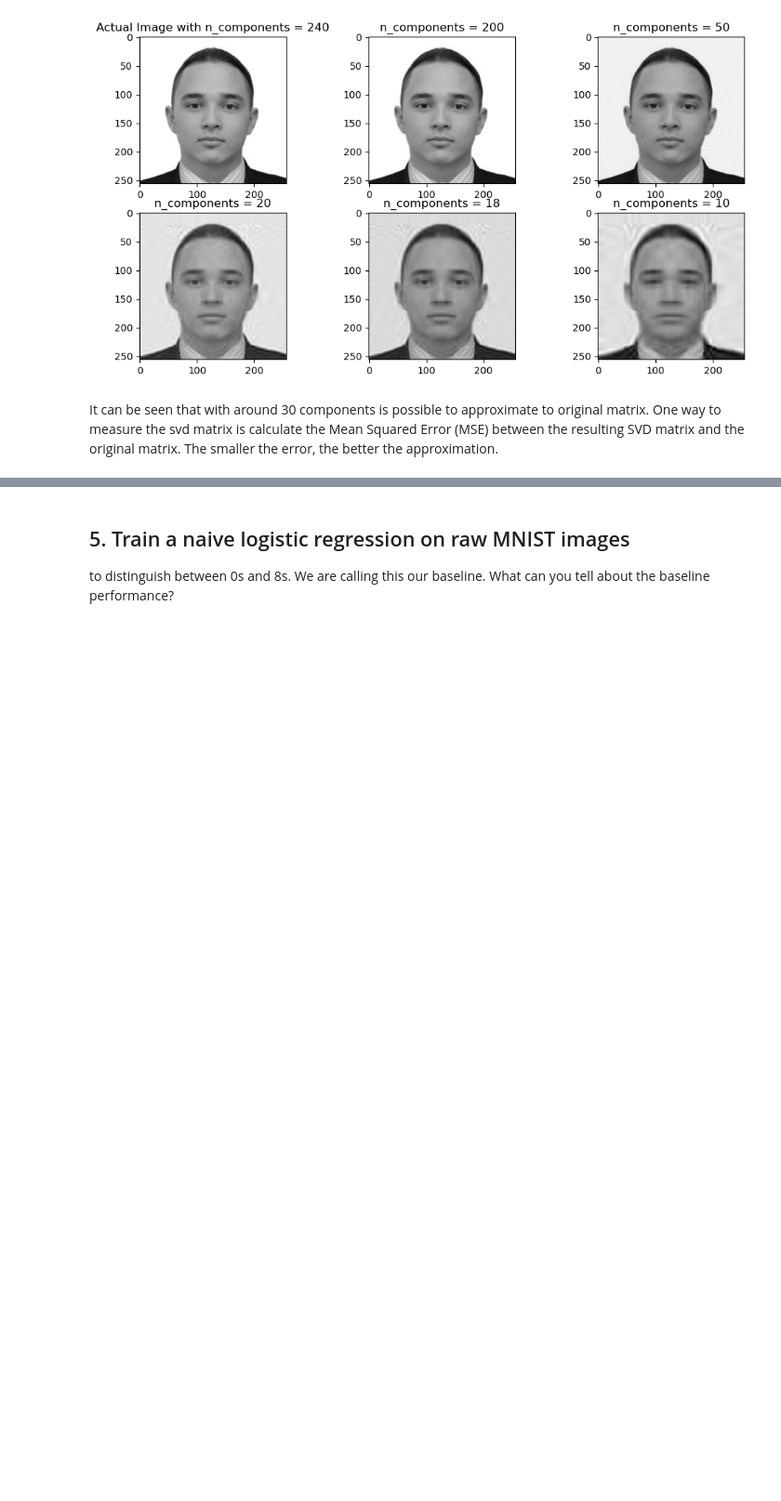
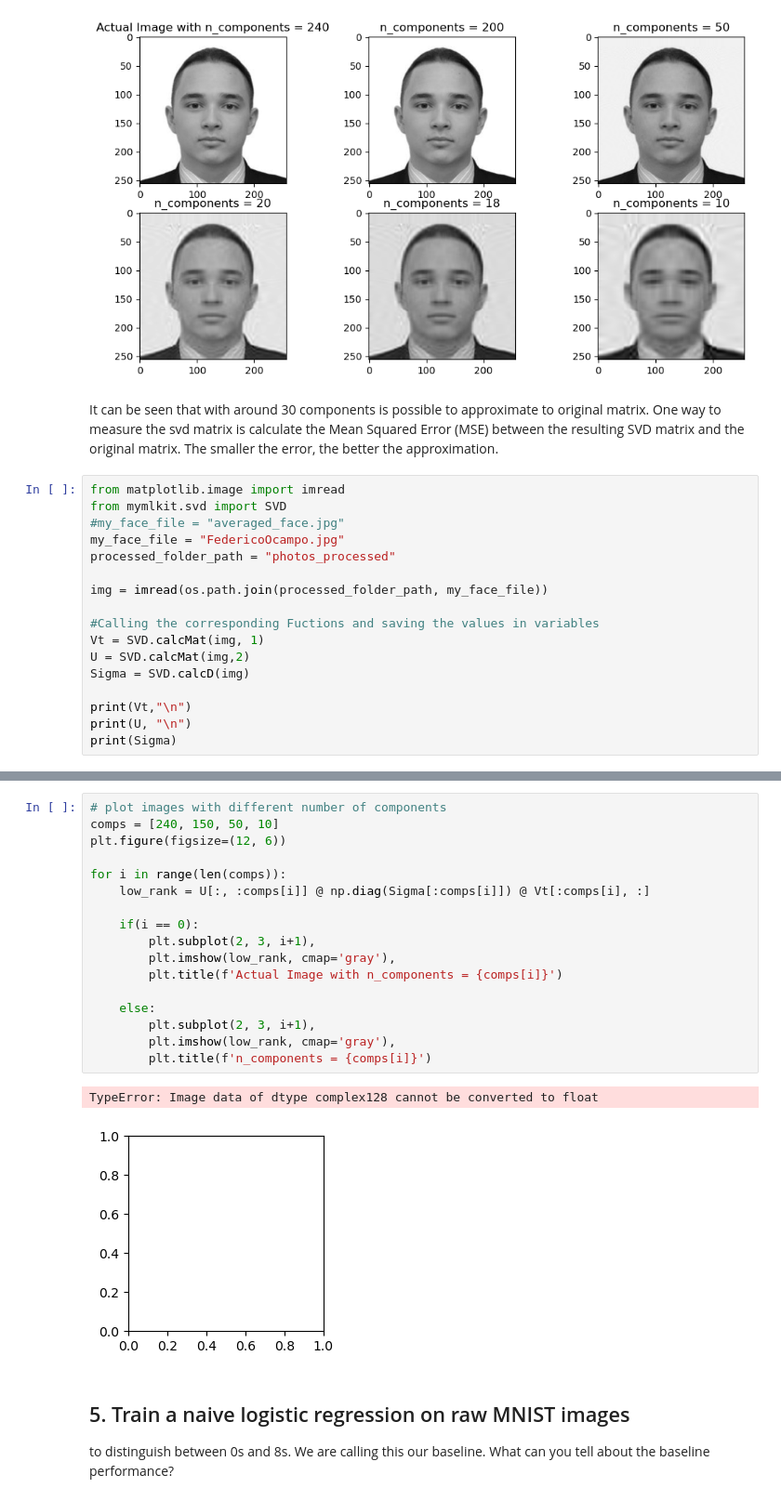
Before and after one commit to 00Fede/MLIIWorkshopI, a Jupyter notebook: Lab1.ipynb, the cells around one changed output, grey strips where cells are left out. Shown: that part at 93% size. Drawn from its saved outputs; the diff is of its cells as text; blank space fills up the shorter version.

```diff
--- a/Lab1.ipynb
+++ b/Lab1.ipynb
@@ -247,3 +247,20 @@ MSE for 10 components: 162.93816565576356
 [figure]
 # %% [markdown]
 It can be seen that with around 30 components is possible to approximate to original matrix. One way to measure the svd matrix is calculate the Mean Squared Error (MSE) between the resulting SVD matrix and the original matrix. The smaller the error, the better the approximation.
+# %%
+from matplotlib.image import imread
+from mymlkit.svd import SVD
+#my_face_file = "averaged_face.jpg"
+my_face_file = "FedericoOcampo.jpg"
+processed_folder_path = "photos_processed"
+
+img = imread(os.path.join(processed_folder_path, my_face_file))
+
+#Calling the corresponding Fuctions and saving the values in variables
+Vt = SVD.calcMat(img, 1)
+U = SVD.calcMat(img,2)
+Sigma = SVD.calcD(img)
+
+print(Vt,"\n")
+print(U, "\n")
+print(Sigma)
@@ -250,3 +285,23 @@ It can be seen that with around 30 components is possible to approximate to orig
+# %%
+# plot images with different number of components
+comps = [240, 150, 50, 10]
+plt.figure(figsize=(12, 6))
+
+for i in range(len(comps)):
+    low_rank = U[:, :comps[i]] @ np.diag(Sigma[:comps[i]]) @ Vt[:comps[i], :]
+
+    if(i == 0):
+        plt.subplot(2, 3, i+1),
+        plt.imshow(low_rank, cmap='gray'),
+        plt.title(f'Actual Image with n_components = {comps[i]}')
+
+    else:
+        plt.subplot(2, 3, i+1),
+        plt.imshow(low_rank, cmap='gray'),
+        plt.title(f'n_components = {comps[i]}')
+# %% [output]
+TypeError: Image data of dtype complex128 cannot be converted to float
+[figure, added]
 # %% [markdown]
 ## 5. Train a naive logistic regression on raw MNIST images
 to distinguish between 0s and 8s. We are calling this our baseline. What can you tell about the baseline performance?
```
Also changed, not shown: parts of 8 cells of this notebook.
